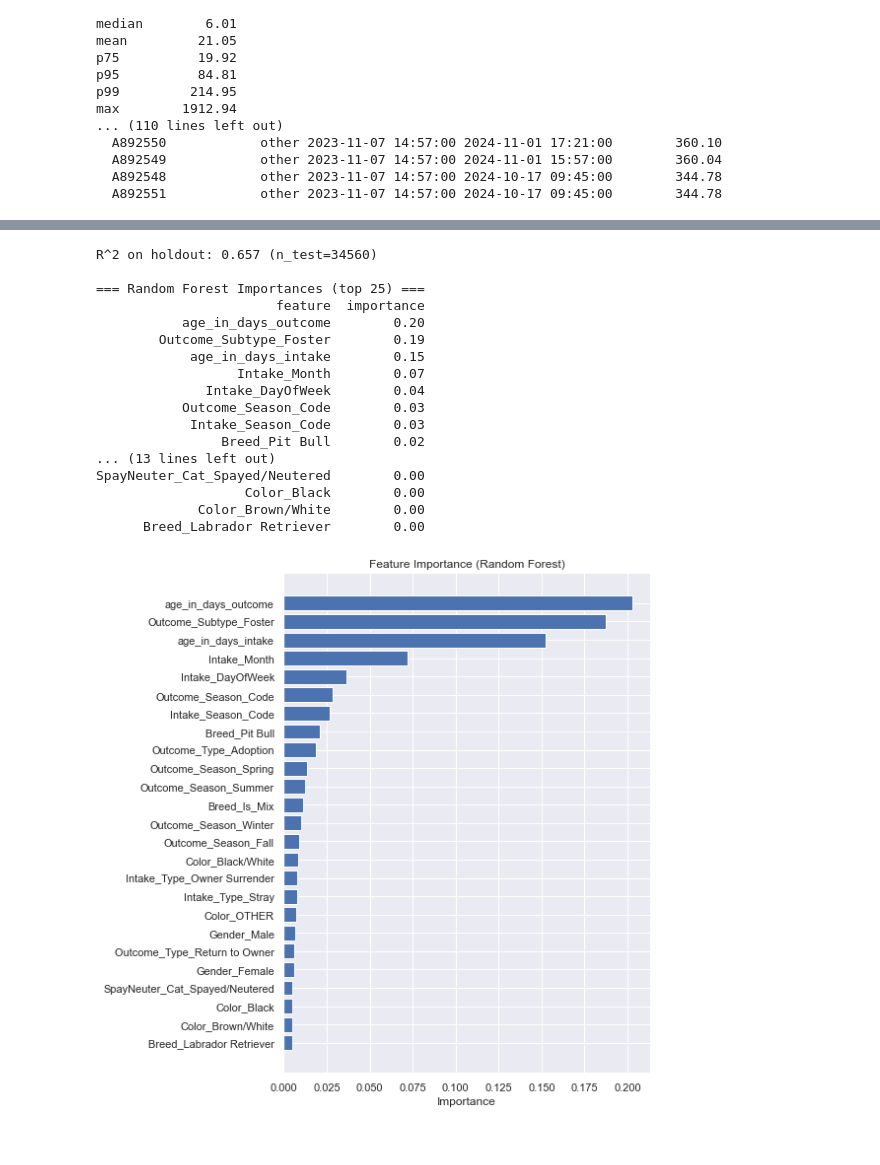
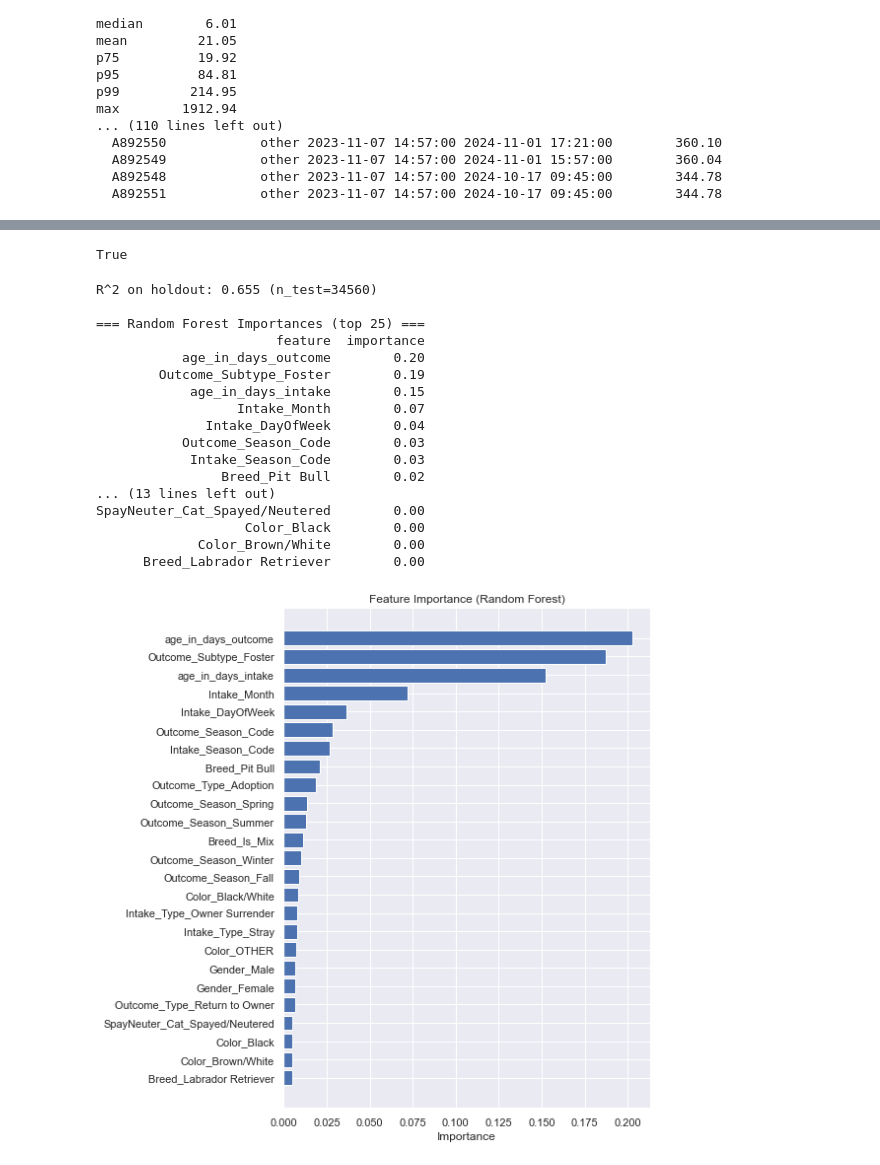
Before and after one commit to CassieShi-95/datasci-207-final-project, a Jupyter notebook: AML_207_project_final.ipynb, the cells around one changed output, grey strips where cells are left out. Cells and saved outputs as stored; diff of their text form; code cells hidden in the pictures.

```diff
--- a/Copy_of_Main_207_project.ipynb
+++ b/AML_207_project_final.ipynb
@@ -2125,26 +2125,43 @@ print(eta_tbl.dropna().head(25).to_string(index=False))
+# %%
+df_loc = df.copy()
+def cap_rare(series, top_n=30):
+    s = series.astype(str)
+    top = s.value_counts().head(top_n).index
+    return np.where(s.isin(top), s, "OTHER")
+
+
+X = df_loc[num_intake + cat_intake].copy()
+y = df_loc["DurationDays"]
+
+X.isna().sum().sum() == 0
+y.isna().sum() == 0
+# %% [output]
+True
 # %%
 # Cap rare categories before OHE
-df_loc = df.copy()
+
 def cap_rare(series, top_n=30):
     s = series.astype(str)
     top = s.value_counts().head(top_n).index
-    return np.where(s.isin(top), s, "OTHER")
+    return s.where(s.isin(top), "OTHER")
 
-for c in cat_intake:
-    if c in df_loc.columns:
-        df_loc[c] = cap_rare(df_loc[c])
-
-X = df_loc[num_intake + cat_intake].copy()
-y = df_loc["DurationDays"]
-
-mask = X.notna().all(axis=1) & y.notna()
-X = X[mask]; y = y[mask]
+X = df[num_intake + cat_intake].copy()
+y = df["DurationDays"]
 
 X_train, X_test, y_train, y_test = train_test_split(X, y, test_size=0.2, random_state=42)
 
+for c in cat_intake:
+    if c in X_train.columns:
+        X_train[c] = cap_rare(X_train[c])
+
+for c in cat_intake:
+    if c in X_test.columns:
+        top = X_train[c].astype(str).value_counts().head(30).index
+        s = X_test[c].astype(str)
+        X_test[c] = s.where(s.isin(top),other='OTHER')
+
 try:
     ohe = OneHotEncoder(handle_unknown="ignore", sparse_output=False)
-
 except TypeError:
     ohe = OneHotEncoder(handle_unknown="ignore", sparse=False)
 
@@ -2178,32 +2195,32 @@ top_df = pd.DataFrame({
     "importance": importances[order]
 })
 print("\n=== Random Forest Importances (top 25) ===")
 print(top_df.to_string(index=False))
 
 # bar plot
 plt.figure(figsize=(8, max(3, int(len(order)*0.35))))
 plt.barh(range(len(order)), importances[order][::-1])
 plt.yticks(range(len(order)), np.array(feat_names)[order][::-1])
 plt.xlabel("Importance")
 plt.title("Feature Importance (Random Forest)")
 plt.tight_layout()
 plt.show()
 # %% [output]
-R^2 on holdout: 0.657 (n_test=34560)
+R^2 on holdout: 0.655 (n_test=34560)
 
 === Random Forest Importances (top 25) ===
                        feature  importance
            age_in_days_outcome        0.20
         Outcome_Subtype_Foster        0.19
             age_in_days_intake        0.15
                   Intake_Month        0.07
               Intake_DayOfWeek        0.04
            Outcome_Season_Code        0.03
             Intake_Season_Code        0.03
                 Breed_Pit Bull        0.02
 ... (13 lines left out)
 SpayNeuter_Cat_Spayed/Neutered        0.00
                    Color_Black        0.00
              Color_Brown/White        0.00
       Breed_Labrador Retriever        0.00
-[figure, old version]
+[figure, new version]
```
Also changed, not shown: parts of 4 cells of this notebook.
